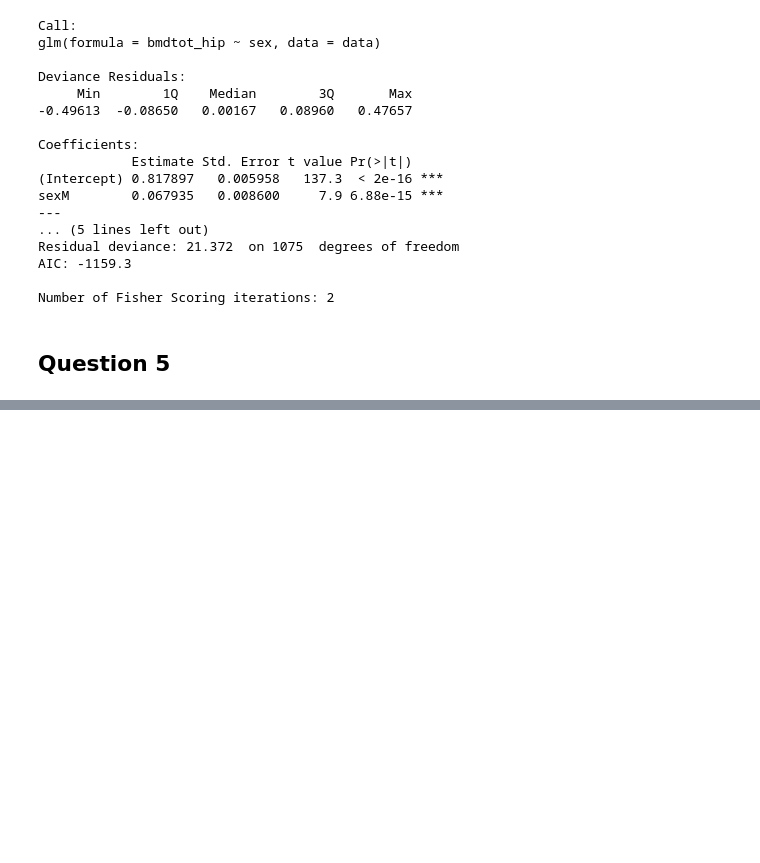
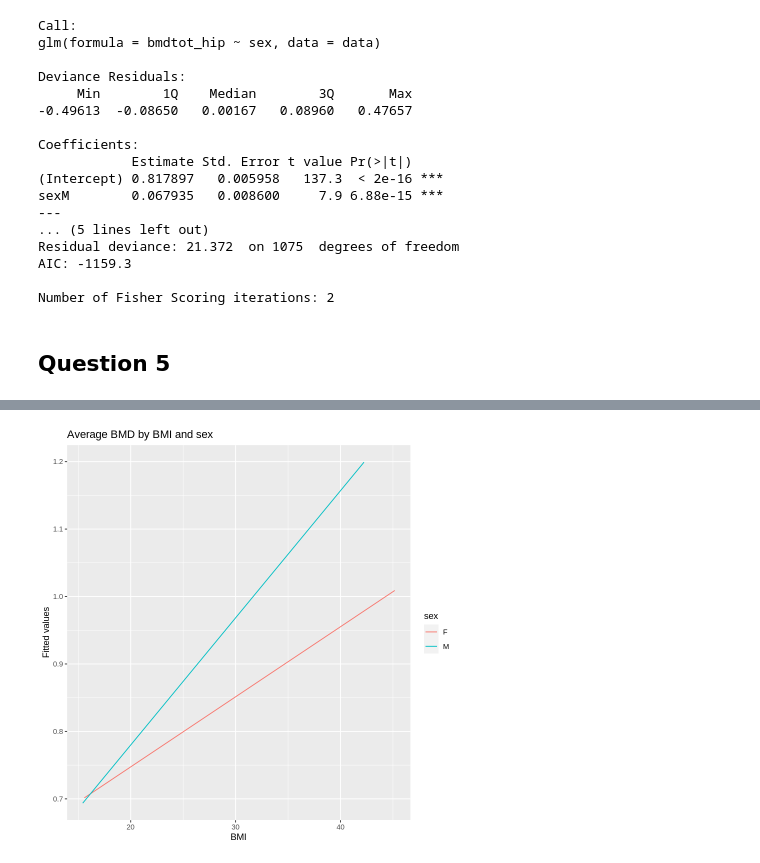
Before and after one commit to ouibaa/PUBH5218, a Jupyter notebook: Week_1_Generalised_Linear_Models.ipynb, the cells around one changed output, grey strips where cells are left out. Saved outputs shown, nothing was run; the diff lists cells and outputs as text; code cells hidden in the pictures; blank space fills up the shorter version.

```diff
--- a/Week_1_Generalised_Linear_Models.ipynb
+++ b/Week_1_Generalised_Linear_Models.ipynb
@@ -126,0 +144,3 @@ Warning message in install.packages("car"):
+# %%
+hipbmd.bmi_sex = lm(bmdtot_hip ~ sex * bmi, data = data)
+summ(hipbmd.bmi_sex, digits = 3, confint = TRUE)
@@ -126,0 +175,8 @@ Warning message in install.packages("car"):
+# %%
+data$fitted = hipbmd.bmi_sex$fitted.values
+
+ggplot(data = data, aes (x = bmi, y = fitted, group = sex, colour = sex)) + geom_line() +
+  labs(title = "Average BMD by BMI and sex",
+    x = "BMI", y = "Fitted values")
+# %% [output]
+[figure, added]
```
Also changed, not shown: parts of 7 cells of this notebook.
